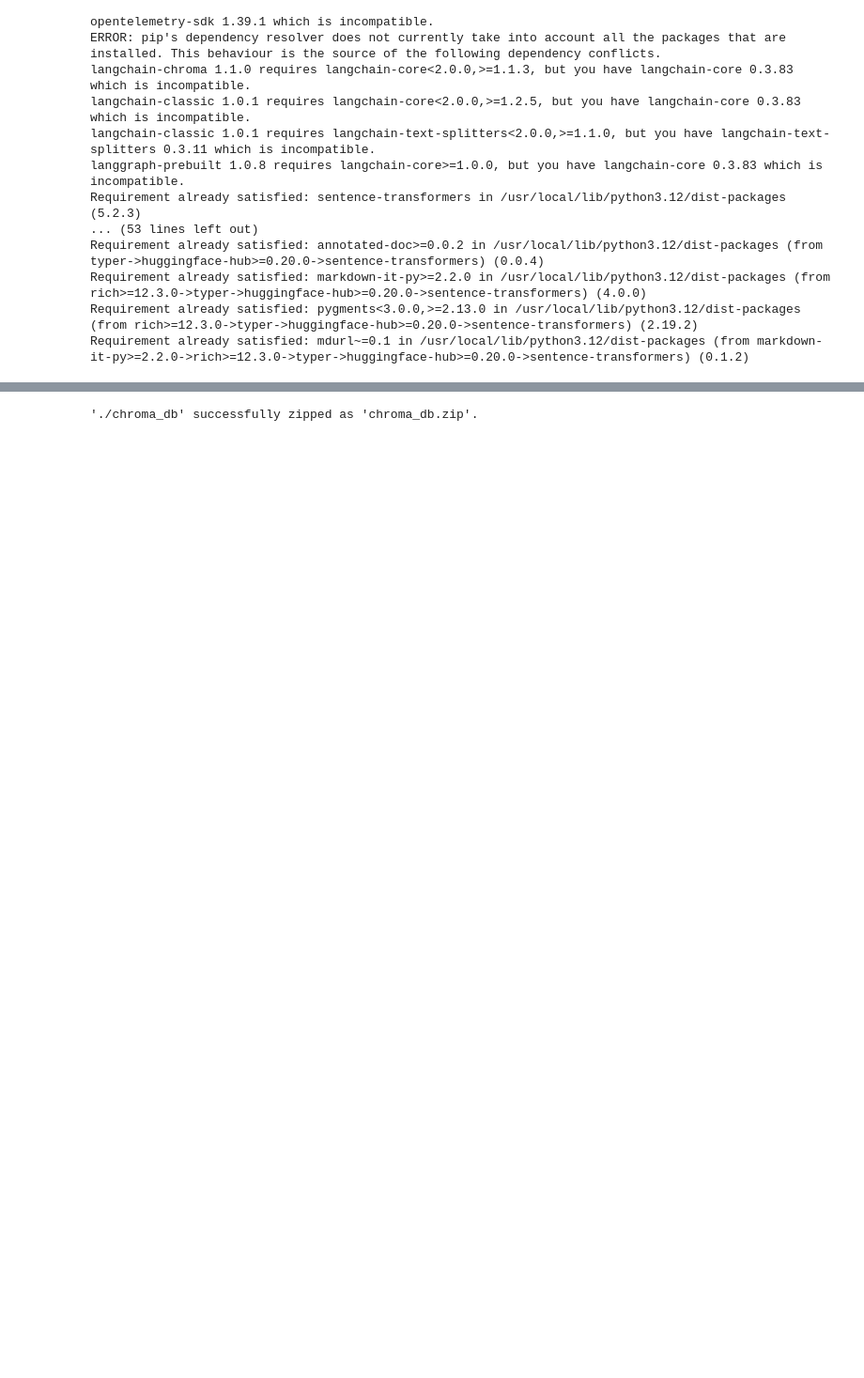
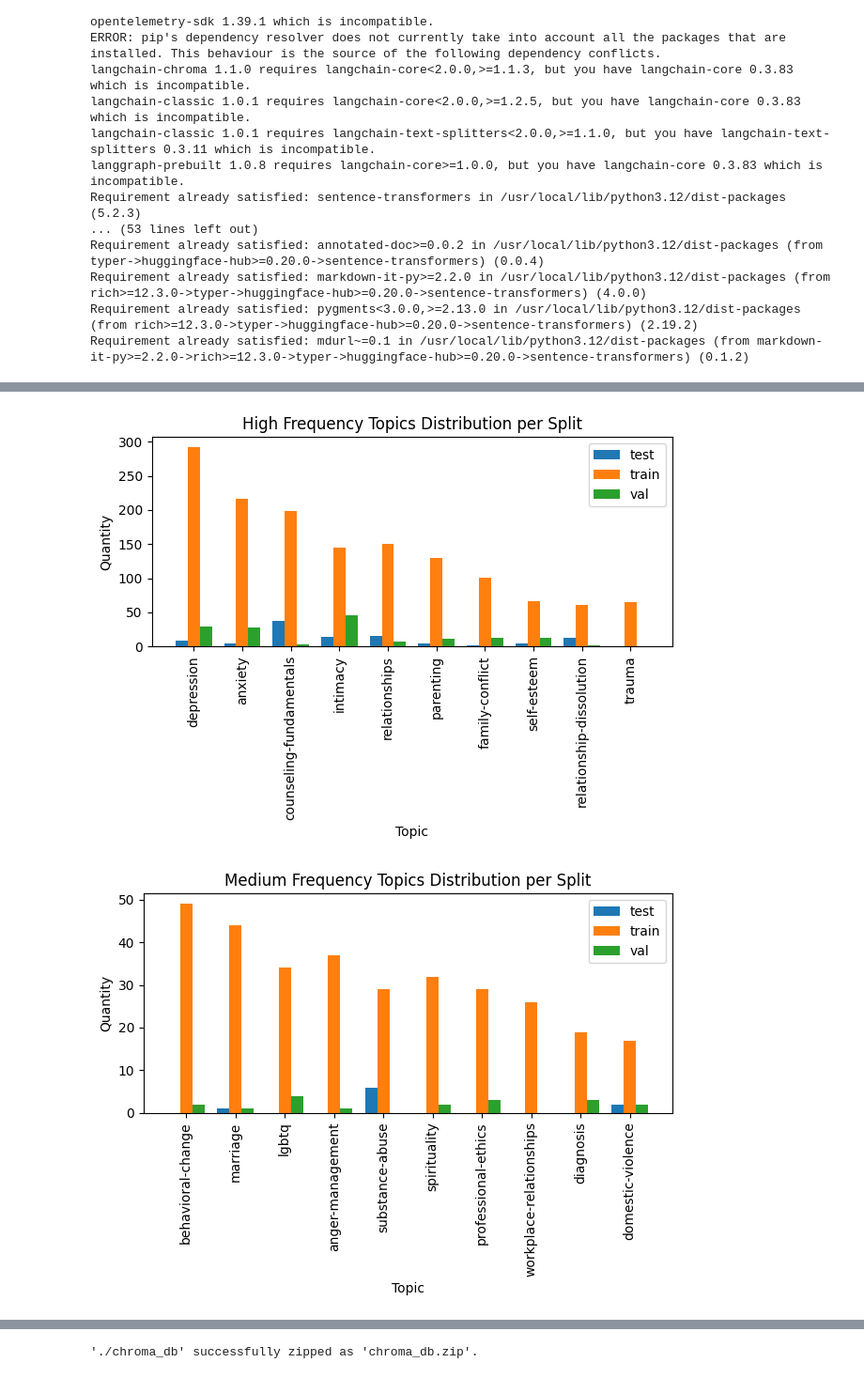
Before and after one commit to NeoRedcraft/nlp-project-1, a Jupyter notebook: Final.ipynb, the cells around one changed output, grey strips where cells are left out. Shown at 94% size. Drawn from its saved outputs; the diff is of its cells as text; code cells hidden in the pictures; blank space fills up the shorter version.

```diff
--- a/Final.ipynb
+++ b/Final.ipynb
@@ -96,0 +211,65 @@ Requirement already satisfied: mdurl~=0.1 in /usr/local/lib/python3.12/dist-pack
+# %%
+import pandas as pd
+import matplotlib.pyplot as plt
+import numpy as np
+
+# Load dataset
+df = pd.read_csv("/content/nlp-project-1/dataset/counsel_chat2.csv")
+
+# -----------------------------------
+# 1️⃣ Aggregate topic counts per split
+# -----------------------------------
+topic_split_counts = df.groupby(["topic", "split"]).size().unstack(fill_value=0)
+
+# Add total column for sorting
+topic_split_counts["total"] = topic_split_counts.sum(axis=1)
+
+# Sort topics by total frequency (descending)
+topic_split_counts = topic_split_counts.sort_values("total", ascending=False)
+
+# -----------------------------------
+# 2️⃣ Divide into High / Medium / Low frequency tiers
+# -----------------------------------
+n = len(topic_split_counts)
+
+high = topic_split_counts.iloc[:n // 3]
+medium = topic_split_counts.iloc[n // 3: 2 * n // 3]
+low = topic_split_counts.iloc[2 * n // 3:]
+
+# -----------------------------------
+# 3️⃣ Function to plot grouped bars
+# -----------------------------------
+def plot_group(data, title):
+    topics = data.index
+    splits = [col for col in data.columns if col != "total"]
+
+    x = np.arange(len(topics))
+    width = 0.25
+
+    plt.figure()
+
+    for i, split in enumerate(splits):
+        plt.bar(
+            x + i * width,
+            data[split],
+            width=width,
+            label=split
+        )
+
+    plt.xticks(x + width, topics, rotation=90)
+    plt.xlabel("Topic")
+    plt.ylabel("Quantity")
+    plt.title(title)
+    plt.legend()
+    plt.tight_layout()
+    plt.show()
+
+# -----------------------------------
+# 4️⃣ Generate three separate graphs
+# -----------------------------------
+plot_group(high, "High Frequency Topics Distribution per Split")
+plot_group(medium, "Medium Frequency Topics Distribution per Split")
+plot_group(low, "Low Frequency Topics Distribution per Split")
+# %% [output]
+[figure, added]
+[figure, added]
```
Also changed, not shown: parts of 10 cells of this notebook.
